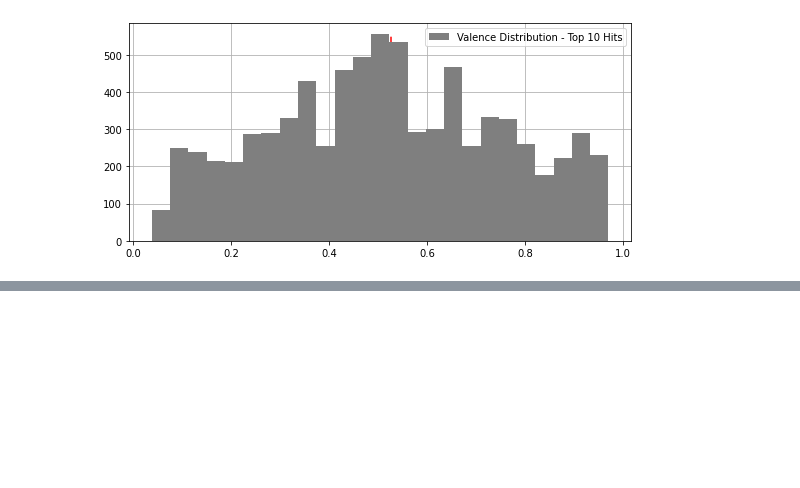
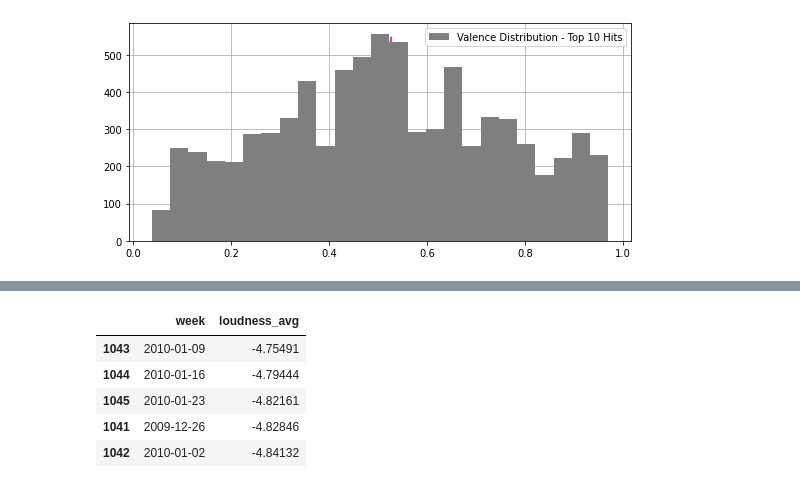
Before and after one commit to TaylorVellios/Spotify_and_the_Billboard_100, a Jupyter notebook: Plotting_Billboard_Spotify_Data.ipynb, the cells around one changed output, grey strips where cells are left out. Cells and saved outputs as stored; diff of their text form; code cells hidden in the pictures; blank space fills up the shorter version.

```diff
--- a/Plotting_Billboard_Spotify_Data.ipynb
+++ b/Plotting_Billboard_Spotify_Data.ipynb
@@ -1607,0 +1608,9 @@ plt.show()
+# %%
+avg_features[['week','loudness_avg']].sort_values(by=['loudness_avg'], ascending=False).head()
+# %% [output]
+|  | week | loudness_avg |
+| 1043 | 2010-01-09 | -4.75491 |
+| 1044 | 2010-01-16 | -4.79444 |
+| 1045 | 2010-01-23 | -4.82161 |
+| 1041 | 2009-12-26 | -4.82846 |
+| 1042 | 2010-01-02 | -4.84132 |
```
Also changed, not shown: parts of 8 cells of this notebook.
